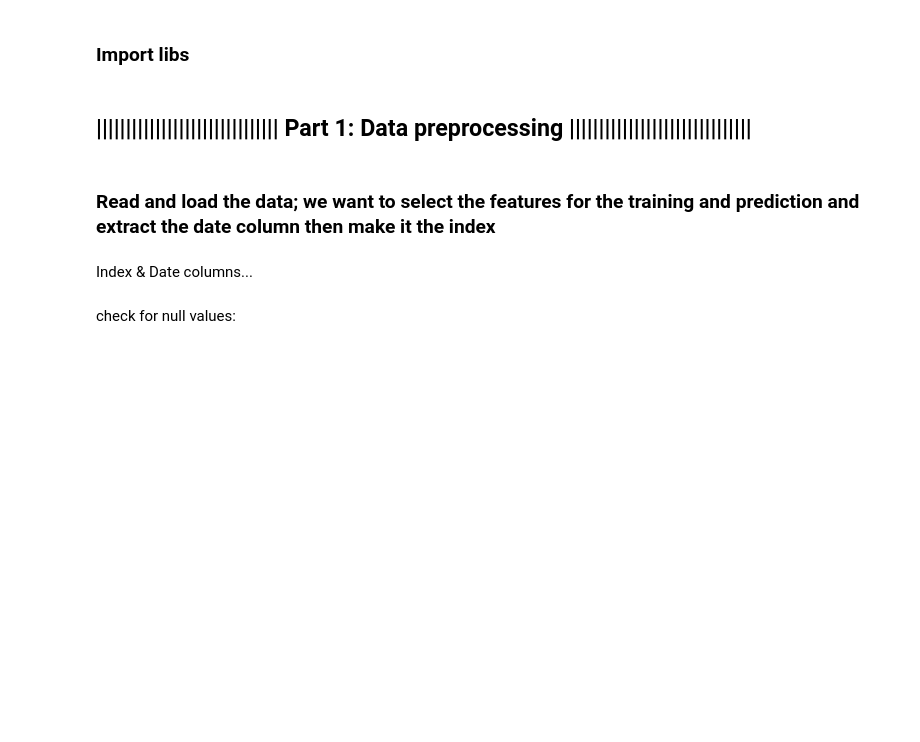
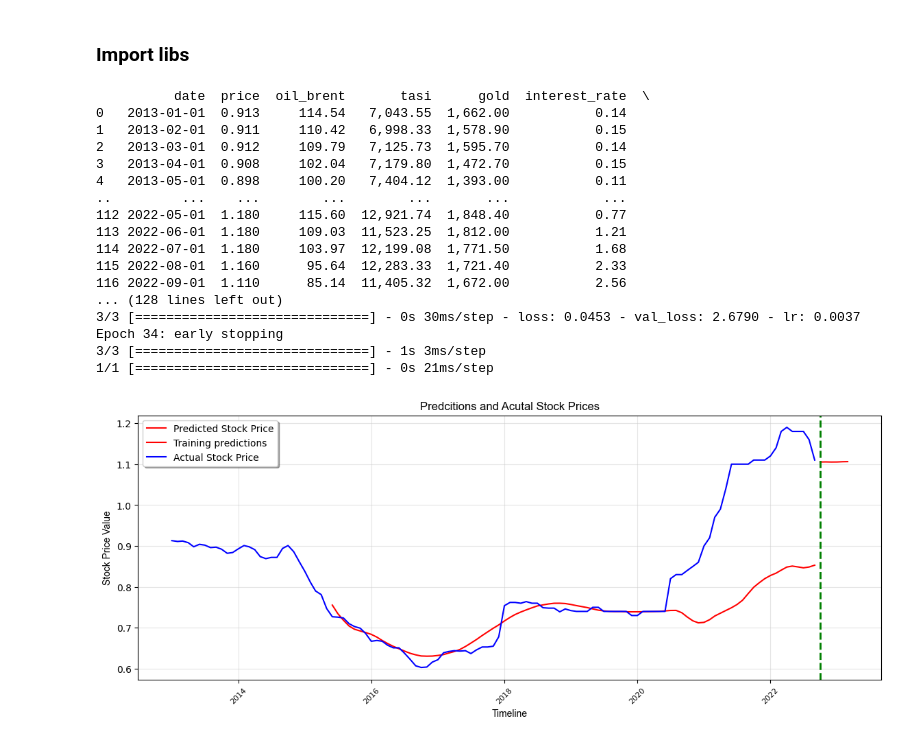
Before and after one commit to FNafisa/Test_repo, a Jupyter notebook: professional/Project PoC/multivariate forecastor.ipynb, the cells around one changed output. Drawn from its saved outputs; the diff is of its cells as text; code cells hidden in the pictures; blank space fills up the shorter version.

Commit message:
build pipeline for all matrials

```diff
--- a/professional/Project PoC/multivariate forecastor.ipynb
+++ b/professional/Project PoC/multivariate forecastor.ipynb
@@ -19,11 +19,3 @@ from keras.layers import Dense
 from keras.layers import LSTM
 from keras.layers import Dropout
 from keras.optimizers import Adam
-# %% [markdown]
-## ||||||||||||||||||||||||||||||| Part 1: Data preprocessing |||||||||||||||||||||||||||||||
-# %% [markdown]
-###  Read and load the data; we want to select the features for the training and prediction and extract the date column then make it the index
-# %% [markdown]
-Index & Date columns...
-# %% [markdown]
-check for null values:
@@ -29,0 +184,21 @@ check for null values:
+# %%
+x= (pipeline('أسلاك كهربائية 2.5مم وطني.xlsx'))
+# %% [output]
+          date  price  oil_brent       tasi      gold  interest_rate  \
+0   2013-01-01  0.913     114.54   7,043.55  1,662.00           0.14
+1   2013-02-01  0.911     110.42   6,998.33  1,578.90           0.15
+2   2013-03-01  0.912     109.79   7,125.73  1,595.70           0.14
+3   2013-04-01  0.908     102.04   7,179.80  1,472.70           0.15
+4   2013-05-01  0.898     100.20   7,404.12  1,393.00           0.11
+..         ...    ...        ...        ...       ...            ...
+112 2022-05-01  1.180     115.60  12,921.74  1,848.40           0.77
+113 2022-06-01  1.180     109.03  11,523.25  1,812.00           1.21
+114 2022-07-01  1.180     103.97  12,199.08  1,771.50           1.68
+115 2022-08-01  1.160      95.64  12,283.33  1,721.40           2.33
+116 2022-09-01  1.110      85.14  11,405.32  1,672.00           2.56
+... (128 lines left out)
+3/3 [==============================] - 0s 30ms/step - loss: 0.0453 - val_loss: 2.6790 - lr: 0.0037
+Epoch 34: early stopping
+3/3 [==============================] - 1s 3ms/step
+1/1 [==============================] - 0s 21ms/step
+[figure, added]
```
Also changed, not shown: parts of 17 cells of this notebook, 3 other files.
